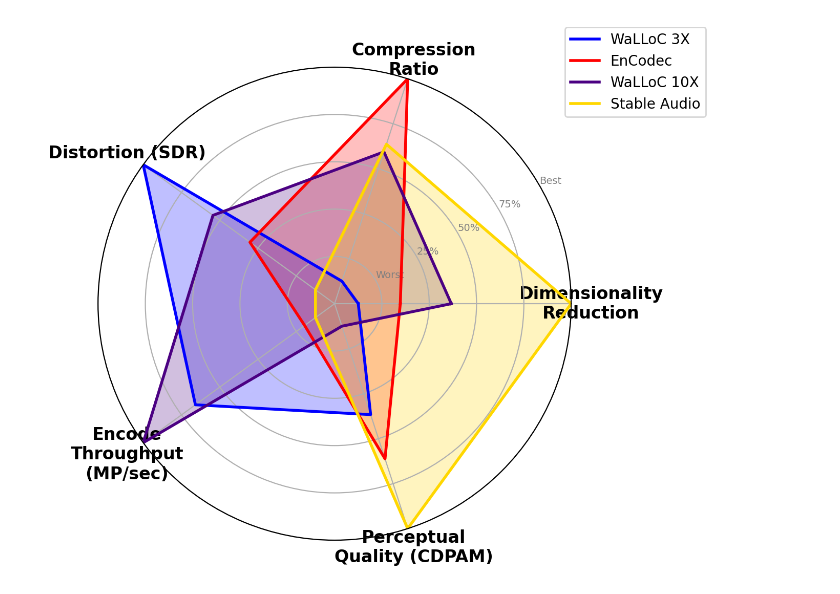
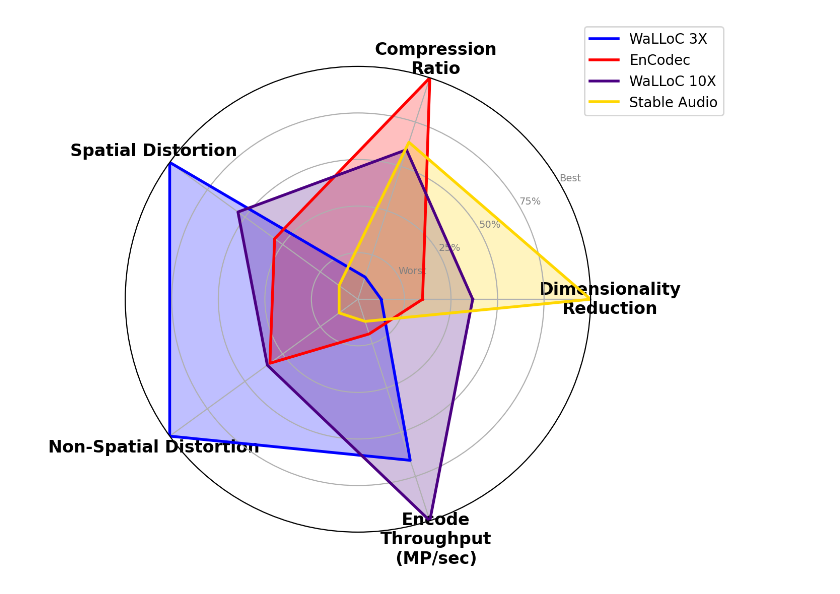
Before and after one commit to danjacobellis/LCCL, a Jupyter notebook: RD/radar_audio.ipynb, the cells around one changed output. Cells and saved outputs as stored; diff of their text form; code cells hidden in the pictures.

Commit message:
replace CDPAM with SSDR/SRDR

```diff
--- a/RD/radar_audio.ipynb
+++ b/RD/radar_audio.ipynb
@@ -22,7 +22,7 @@ df = pd.DataFrame(data)
 df['Total_SDR'] = 10 * np.log10(10 ** (df['SSDR'] / 10) + 10 ** (df['SRDR'] / 10)) - 10 * np.log10(2)
 
 # Metrics to include
-metrics = ['DR', 'CR', 'Total_SDR', 'Enc','CDPAM',]
+metrics = ['DR', 'CR', 'SSDR', 'SRDR', 'Enc',]
 
 # Normalize data
 normalized_data = {}
@@ -50,9 +50,9 @@ angles += angles[:1]
 metric_labels = [
     'Dimensionality\nReduction',
     'Compression\nRatio',
-    'Distortion (SDR)',
+    'Spatial Distortion',
+    'Non-Spatial Distortion',
     'Encode\nThroughput\n(MP/sec)',
-    'Perceptual\nQuality (CDPAM)',
 ]
 
 # Initialize the radar plot
@@ -78,31 +78,31 @@ colors = {
     'EnCodec': 'red',
     'Stable Audio': 'gold',
 }
 
 # Plot data
 for i, row in norm_df.iterrows():
     values = row[metrics].tolist()
     values += values[:1]  # Repeat first value to close the loop
     ax.plot(
         angles,
         values,
         color=colors[row['Name']],
         linewidth=2,
         linestyle='solid',
         label=row['Name']
     )
     ax.fill(
         angles,
         values,
         color=colors[row['Name']],
         alpha=0.25
     )
 
 # Add legend
 plt.legend(loc='upper right', bbox_to_anchor=(1.3, 1.1))
 
 # Show the plot
 plt.show()
 fig.savefig("radar_audio.svg")
 # %% [output]
-[figure, old version]
+[figure, new version]
```
